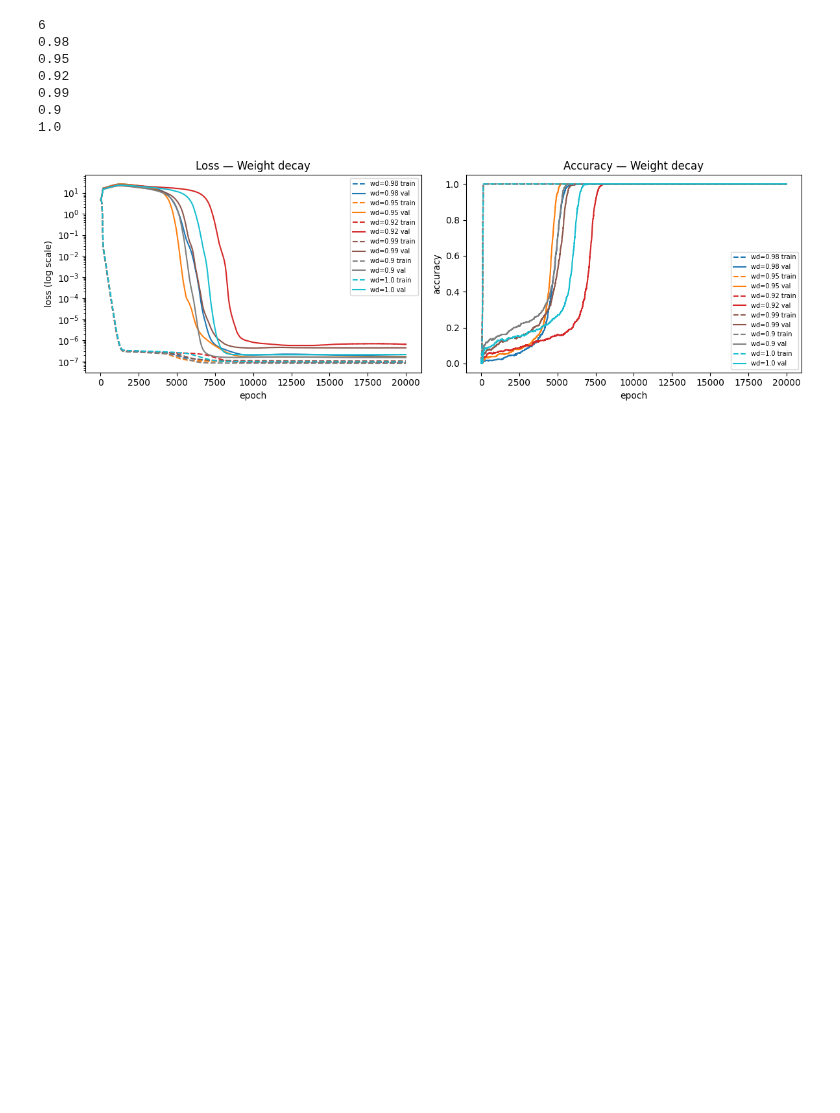
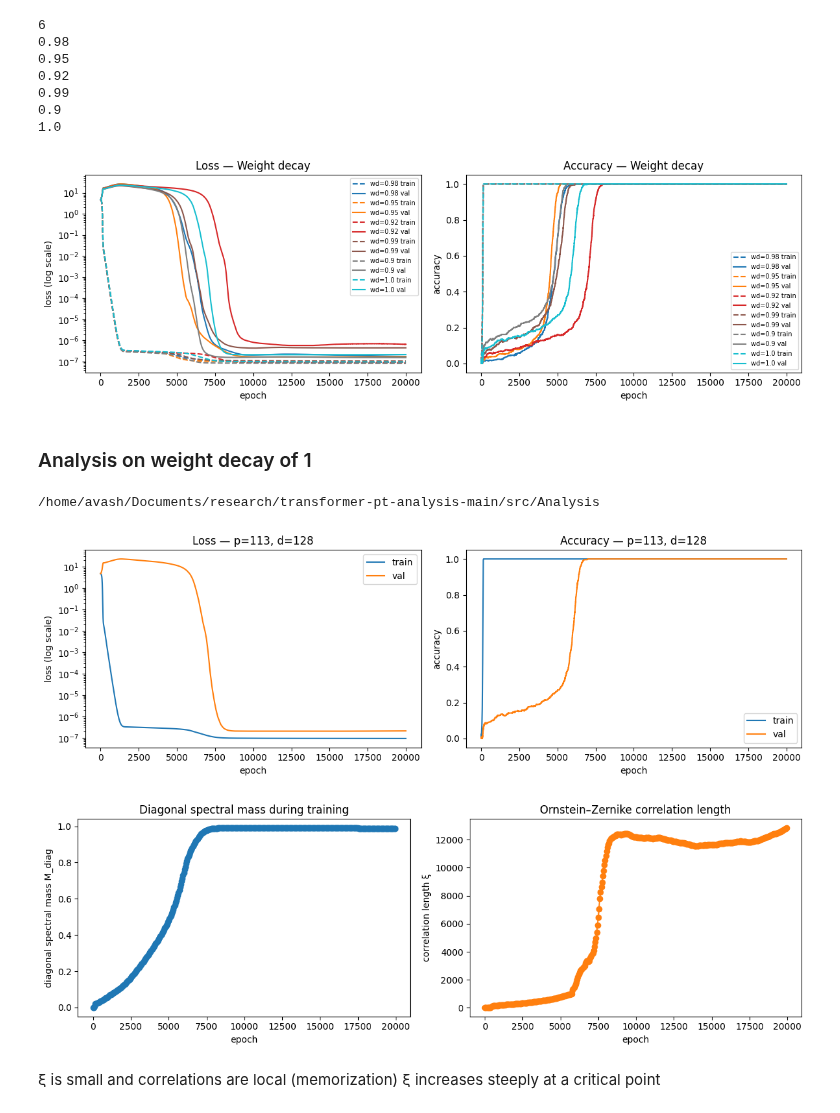
Before and after one commit to Aavash232311/Empirical-Analysis-of-Phase-Transitions-in-Transformer-Models-Using-Mechanistic-Interpretability, a Jupyter notebook: transformer-pt-analysis-main/src/Analysis/analysis.ipynb, the cells around one changed output. Cells and saved outputs as stored; diff of their text form; code cells hidden in the pictures; blank space fills up the shorter version.

Commit message:
Added: preview of OZ correlation in notebook for analysis

```diff
--- a/transformer-pt-analysis-main/src/Analysis/analysis.ipynb
+++ b/transformer-pt-analysis-main/src/Analysis/analysis.ipynb
@@ -140,3 +140,28 @@ plot_training_curves_weight_decay(plot_data, "Weight decay")
 0.9
 1.0
 [figure]
+# %% [markdown]
+### Analysis on weight decay of 1
+# %%
+print(Path.cwd())
+
+path = os.path.join("skeletons_var_lanbda", 'general_paramater_wd_1.0.pth')
+
+model = MinimalTransformer(
+    vocab_size=cfg.vocab_size, d_model=cfg.d_model, n_heads=cfg.n_heads,
+    num_layers=cfg.num_layers, max_seq_len=cfg.seq_len,
+    hidden_mlp=cfg.hidden_mlp,
+).to(device)
+
+skeletons = torch.load(path, map_location=device)
+
+history = skeletons['history']
+
+plot_training_curves(history, title=f"p={cfg.p}, d={cfg.d_model}")
+plot_spectral_history(history)
+# %% [output]
+/home/avash/Documents/research/transformer-pt-analysis-main/src/Analysis
+[figure, added]
+[figure, added]
+# %% [markdown]
+ξ is small and correlations are local (memorization) ξ increases steeply at a critical point
```
Also changed, not shown: parts of 1 cell of this notebook.
